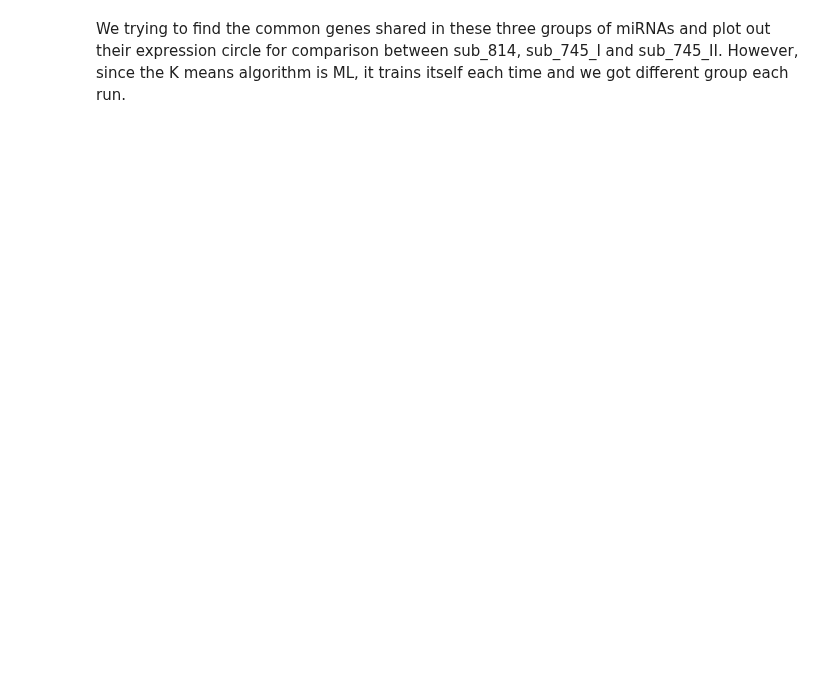
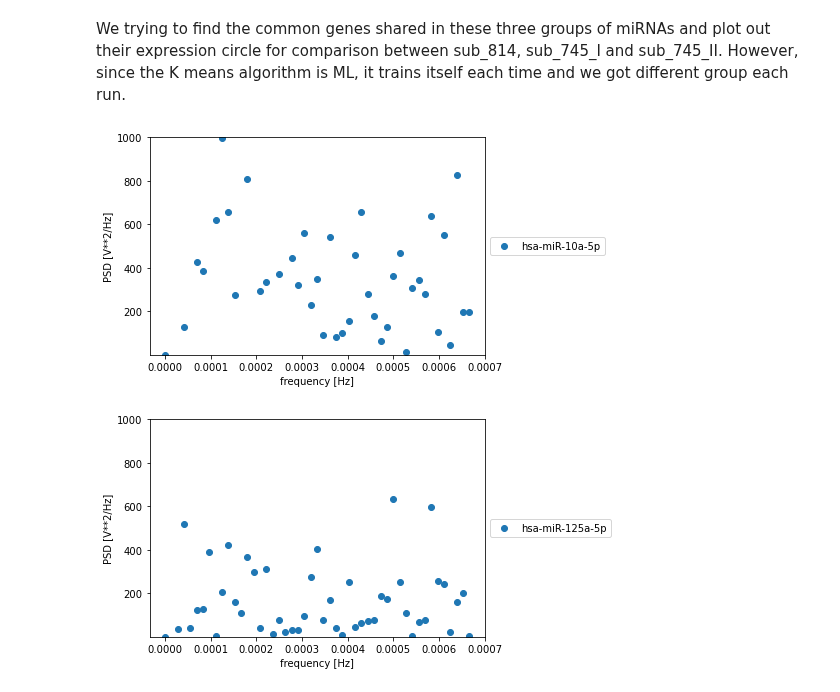
Before and after one commit to JohnWSteill/jlab_proj, a Jupyter notebook: Somite_Cycle_Study.ipynb, the cells around one changed output. Drawn from its saved outputs; the diff is of its cells as text; code cells hidden in the pictures; blank space fills up the shorter version.

```diff
--- a/Somite_Cycle_Study.ipynb
+++ b/Somite_Cycle_Study.ipynb
@@ -163,2 +194,7 @@ lib.plot_targetmiRNA_group(sub_0814,C3)
 # %% [markdown]
 We trying to find the common genes shared in these three groups of miRNAs and plot out their expression circle for comparison between sub_814, sub_745_I and sub_745_II. However, since the K means algorithm is ML, it trains itself each time and we got different group each run.
+# %%
+lib.get_similarity(sub_0745_I, 'hsa-miR-10a-5p','hsa-miR-125a-5p',12.5)
+# %% [output]
+[figure, added]
+[figure, added]
```
Also changed, not shown: parts of 8 cells of this notebook, 1 other file.
